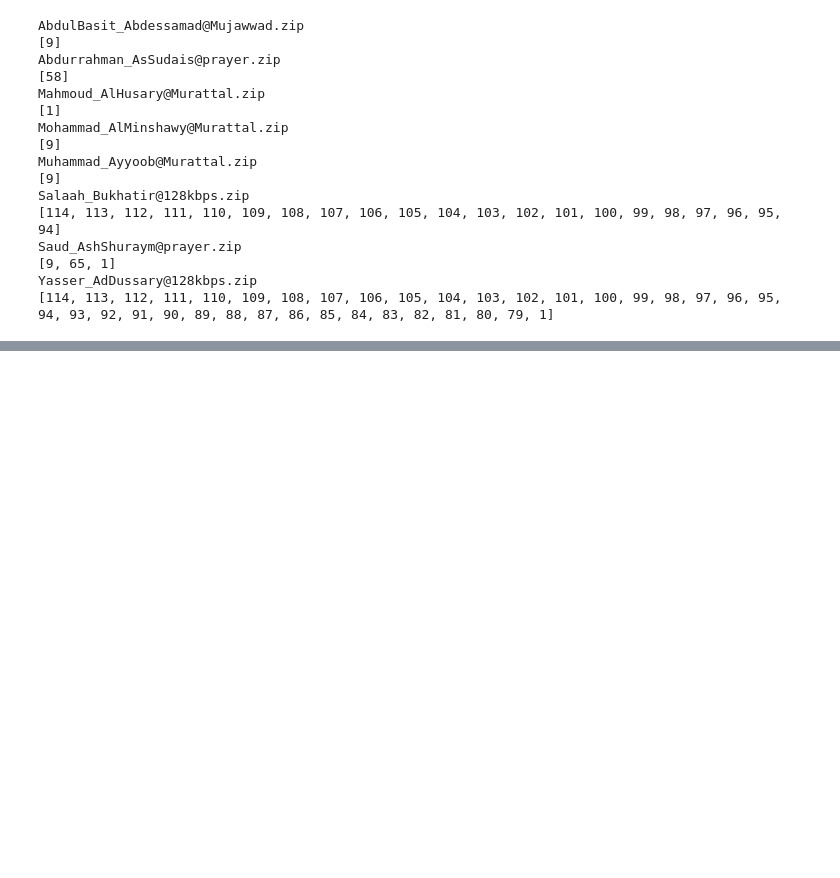
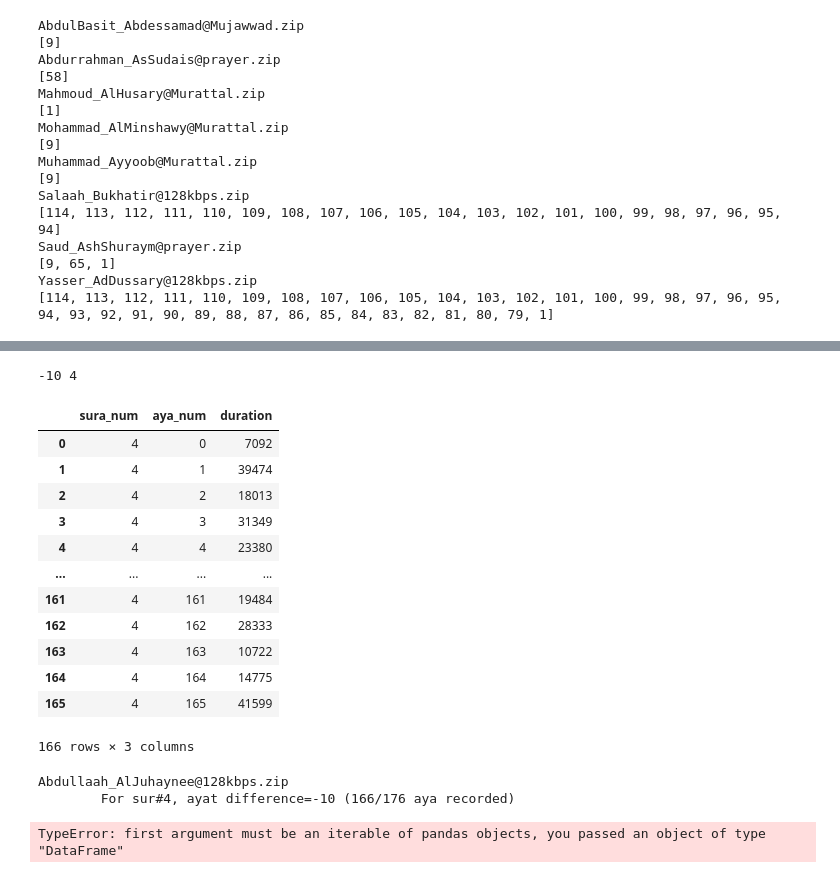
Before and after one commit to drnesr/QuranDataset, a Jupyter notebook: Code/DB_Qur_001.ipynb, the cells around one changed output, grey strips where cells are left out. Cells and saved outputs as stored; diff of their text form; code cells hidden in the pictures; blank space fills up the shorter version.

Commit message:
Processed the errors in files without basmala or with missing ayat

```diff
--- a/Code/DB_Qur_001.ipynb
+++ b/Code/DB_Qur_001.ipynb
@@ -1641,6 +1641,15 @@ int(num_ayat[num_ayat.sura_num==12]['aya_num'])
 ## Modifying and fixing the problem
 # %%
 mushaf_dict = {'Mujawwad': 'Mjwd', 'Murattal': 'Mrtl', 'Salat': 'Slah'}
+
+
+def get_sura_df(archive, fname, suras_ayat):
+    sura_index = int(re.findall(r'\d{3}', fname)[0])
+    filename = archive.open(fname)
+    sura_max = suras_ayat[sura_index]
+    sura_df = get_ayat_durations(filename, sura_index, sura_max)
+    ayat_dif = sura_df.shape[0] - suras_ayat[sura_index]
+    return sura_df, ayat_dif, sura_index
 
 
 def get_telawa_duration(verses_path, telawa_zip_name, suras_ayat):
@@ -1654,15 +1663,9 @@ def get_telawa_duration(verses_path, telawa_zip_name, suras_ayat):
     # some files written as 054.TXT, or 054.txt, or 054.Txt
     # so it is better to read them as is
     filenames = [_ for _ in archive.namelist() if len(_) == 7]
-    #for sura_index in range(1, 115):
     for fname in filenames:
-        sura_index = int(re.findall(r'\d{3}', fname)[0])
-        #filename = archive.open(f'{sura_index:003d}.txt')
-        #filename = archive.open(f'{filenames[sura_index-1]}')
-        filename = archive.open(fname)
-        sura_max = suras_ayat[sura_index]
-        sura_df = get_ayat_durations(filename, sura_index, sura_max)
-        ayat_dif = sura_df.shape[0] - suras_ayat[sura_index]
+        sura_df, ayat_dif, sura_index = get_sura_df(archive, fname, suras_ayat)
+
         if ayat_dif != 0:
             if ayat_dif == 1:
                 contains_istiatha.append(sura_index)
@@ -1816,0 +1883,39 @@ Yasser_AdDussary@128kbps.zip
+# %%
+telawa_zip_name='Abdullaah_AlJuhaynee@128kbps.zip'
+sura_num=4
+archive = zipfile.ZipFile(os.path.join(verses_path, telawa_zip_name), 'r')
+fname = f'{sura_num:03d}.txt'
+sura_df, ayat_dif, sura_index = get_sura_df(archive, fname, suras_ayat)
+print(ayat_dif, sura_index)
+sura_df
+# %% [output]
+-10 4
+|  | sura_num | aya_num | duration |
+| 0 | 4 | 0 | 7092 |
+| 1 | 4 | 1 | 39474 |
+| 2 | 4 | 2 | 18013 |
+| 3 | 4 | 3 | 31349 |
+| 4 | 4 | 4 | 23380 |
+| ... | ... | ... | ... |
+| 161 | 4 | 161 | 19484 |
+| 162 | 4 | 162 | 28333 |
+| 163 | 4 | 163 | 10722 |
+| 164 | 4 | 164 | 14775 |
+| 165 | 4 | 165 | 41599 |
+166 rows × 3 columns
+# %%
+for qari, suras in all_errors:
+    print(qari)
+    for n_sura in sorted(suras):
+        archive = zipfile.ZipFile(os.path.join(verses_path, qari), 'r')
+        fname = f'{n_sura:03d}.txt'
+        sura_df, ayat_dif, sura_index = get_sura_df(archive, fname, suras_ayat)
+        n_ayat = suras_ayat[n_sura]
+        err_ayat = n_ayat+ayat_dif
+        print(f'\tFor sur#{sura_index}, ayat difference={ayat_dif} '
+              f'({err_ayat}/{n_ayat} aya recorded)')
+        display(pd.concat(sura_df.head(3), sura_df.tail(3)))
+# %% [output]
+Abdullaah_AlJuhaynee@128kbps.zip
+        For sur#4, ayat difference=-10 (166/176 aya recorded)
+TypeError: first argument must be an iterable of pandas objects, you passed an object of type "DataFrame"
```
Also changed, not shown: parts of 4 cells of this notebook.
